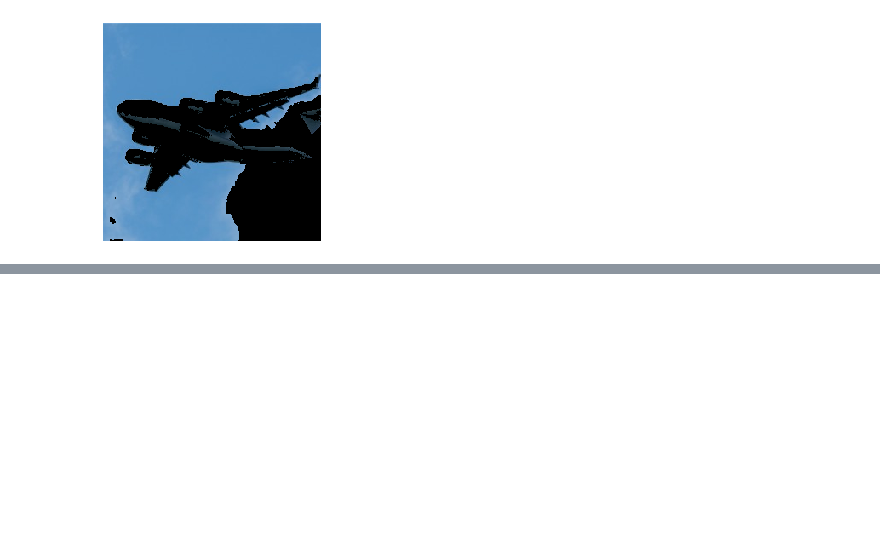
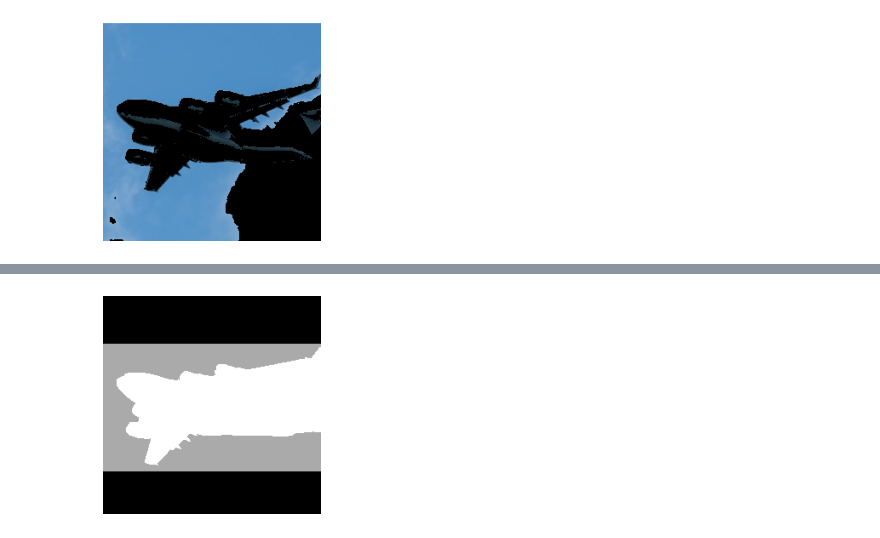
Before and after one commit to ArchieDash/O-REILLY-Machine-Learning, a Jupyter notebook: Chapter_8.ipynb, the cells around one changed output, grey strips where cells are left out. Cells and saved outputs as stored; diff of their text form; code cells hidden in the pictures; blank space fills up the shorter version.

```diff
--- a/Chapter_8.ipynb
+++ b/Chapter_8.ipynb
@@ -128,0 +163,4 @@ show_image(image_binarized)
+# %%
+show_image(mask)  # black - background, gray - probable background, white - probable foreground
+# %% [output]
+[figure, added]
```
Also changed, not shown: parts of 17 cells of this notebook.
